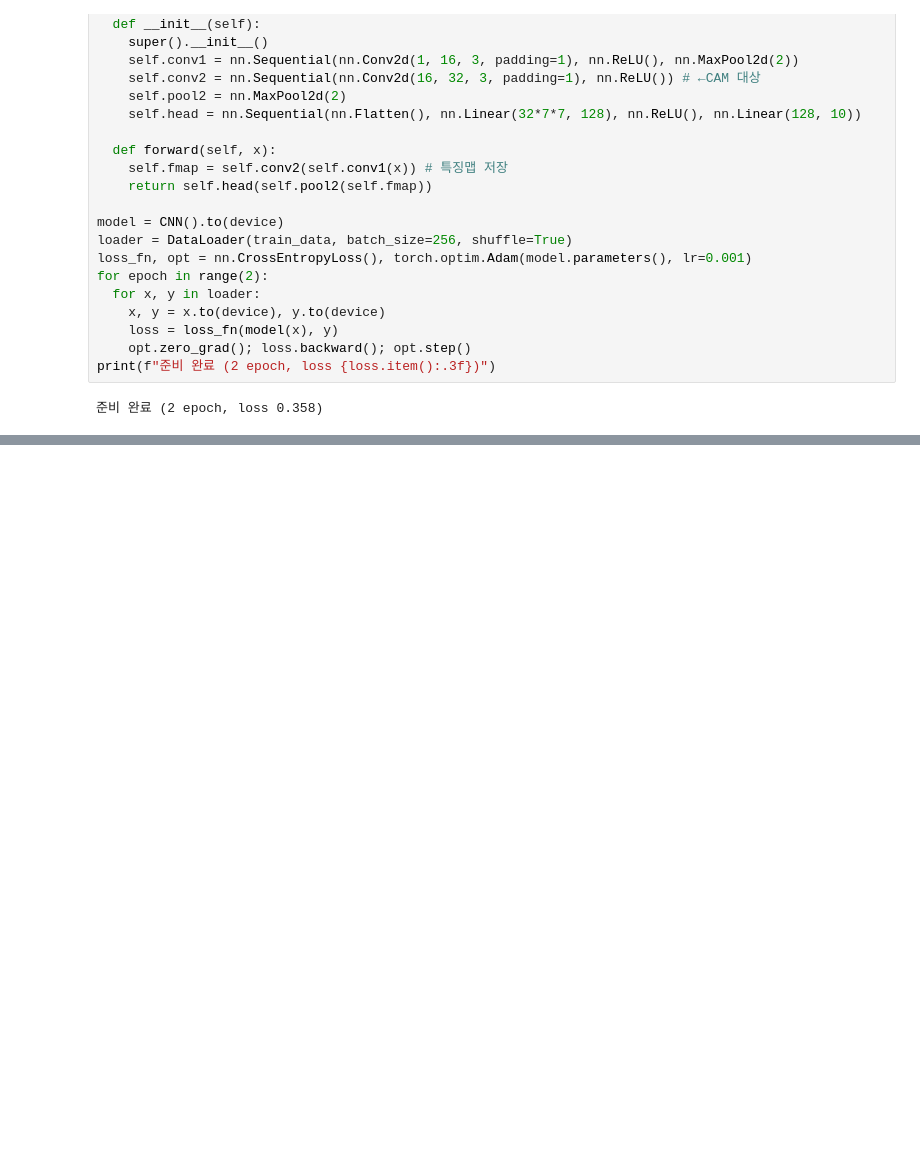
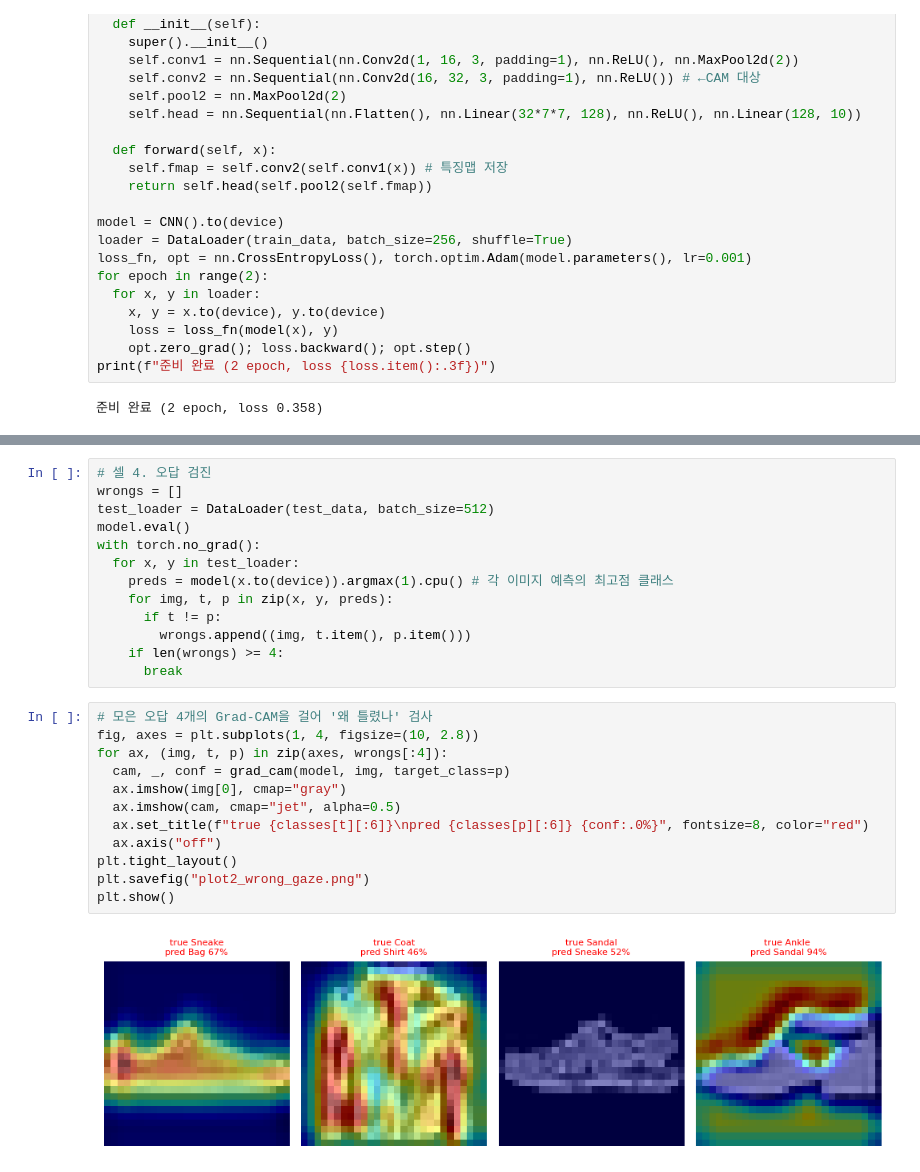
Before and after one commit to hjiwoong/DL, a Jupyter notebook: day14_practice3_XAI_GradCAM.ipynb, the cells around one changed output, grey strips where cells are left out. Drawn from its saved outputs; the diff is of its cells as text; blank space fills up the shorter version.

```diff
--- a/day14_practice3_XAI_GradCAM.ipynb
+++ b/day14_practice3_XAI_GradCAM.ipynb
@@ -54,0 +106,27 @@ print(f"준비 완료 (2 epoch, loss {loss.item():.3f})")
+# %%
+# 셀 4. 오답 검진
+wrongs = []
+test_loader = DataLoader(test_data, batch_size=512)
+model.eval()
+with torch.no_grad():
+  for x, y in test_loader:
+    preds = model(x.to(device)).argmax(1).cpu() # 각 이미지 예측의 최고점 클래스
+    for img, t, p in zip(x, y, preds):
+      if t != p:
+        wrongs.append((img, t.item(), p.item()))
+    if len(wrongs) >= 4:
+      break
+# %%
+# 모은 오답 4개의 Grad-CAM을 걸어 '왜 틀렸나' 검사
+fig, axes = plt.subplots(1, 4, figsize=(10, 2.8))
+for ax, (img, t, p) in zip(axes, wrongs[:4]):
+  cam, _, conf = grad_cam(model, img, target_class=p)
+  ax.imshow(img[0], cmap="gray")
+  ax.imshow(cam, cmap="jet", alpha=0.5)
+  ax.set_title(f"true {classes[t][:6]}\npred {classes[p][:6]} {conf:.0%}", fontsize=8, color="red")
+  ax.axis("off")
+plt.tight_layout()
+plt.savefig("plot2_wrong_gaze.png")
+plt.show()
+# %% [output]
+[figure, added]
```
Also changed, not shown: parts of 2 cells of this notebook.
